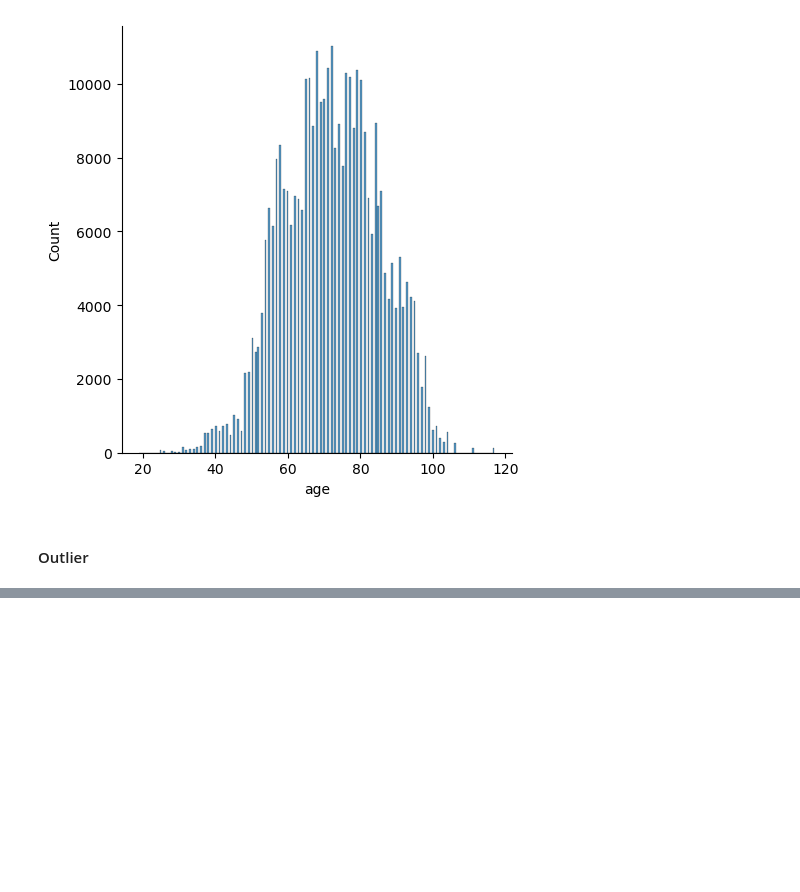
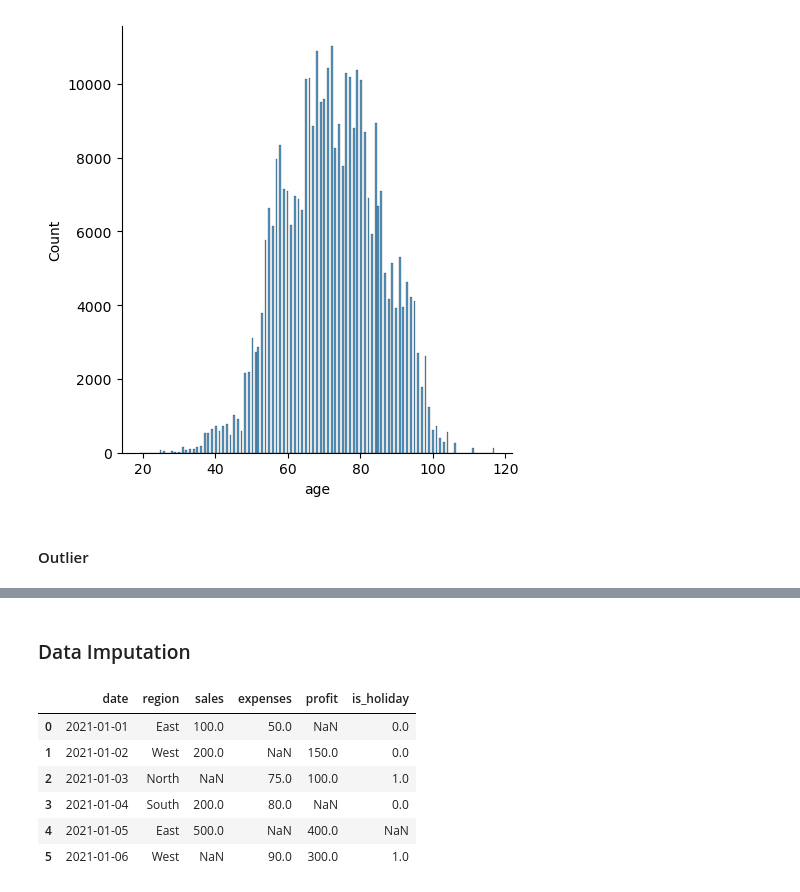
Before and after one commit to amenhasfaw/DPFE, a Jupyter notebook: CODE/Basic_Analysis.ipynb, the cells around one changed output, grey strips where cells are left out. Saved outputs shown, nothing was run; the diff lists cells and outputs as text; code cells hidden in the pictures; blank space fills up the shorter version.

```diff
--- a/CODE/Basic_Analysis.ipynb
+++ b/CODE/Basic_Analysis.ipynb
@@ -213,0 +237,20 @@ TypeError: Cannot perform 'ror_' with a dtyped [int64] array and scalar of type
+# %% [markdown]
+### Data Imputation
+# %%
+sales_data = {'date': ['2021-01-01', '2021-01-02', '2021-01-03', '2021-01-04', '2021-01-05', '2021-01-06'],
+              'region': ['East', 'West', 'North', 'South', 'East', 'West'],
+              'sales': [100, 200, np.nan, 200, 500, np.nan],
+              'expenses': [50, np.nan, 75, 80, np.nan, 90],
+              'profit': [np.nan, 150, 100, np.nan, 400, 300],
+              'is_holiday': [0, 0, 1, 0, np.nan, 1]}
+
+sales_df = pd.DataFrame(sales_data)
+sales_df
+# %% [output]
+|  | date | region | sales | expenses | profit | is_holiday |
+| 0 | 2021-01-01 | East | 100.0 | 50.0 | NaN | 0.0 |
+| 1 | 2021-01-02 | West | 200.0 | NaN | 150.0 | 0.0 |
+| 2 | 2021-01-03 | North | NaN | 75.0 | 100.0 | 1.0 |
+| 3 | 2021-01-04 | South | 200.0 | 80.0 | NaN | 0.0 |
+| 4 | 2021-01-05 | East | 500.0 | NaN | 400.0 | NaN |
+| 5 | 2021-01-06 | West | NaN | 90.0 | 300.0 | 1.0 |
```
Also changed, not shown: parts of 15 cells of this notebook.
